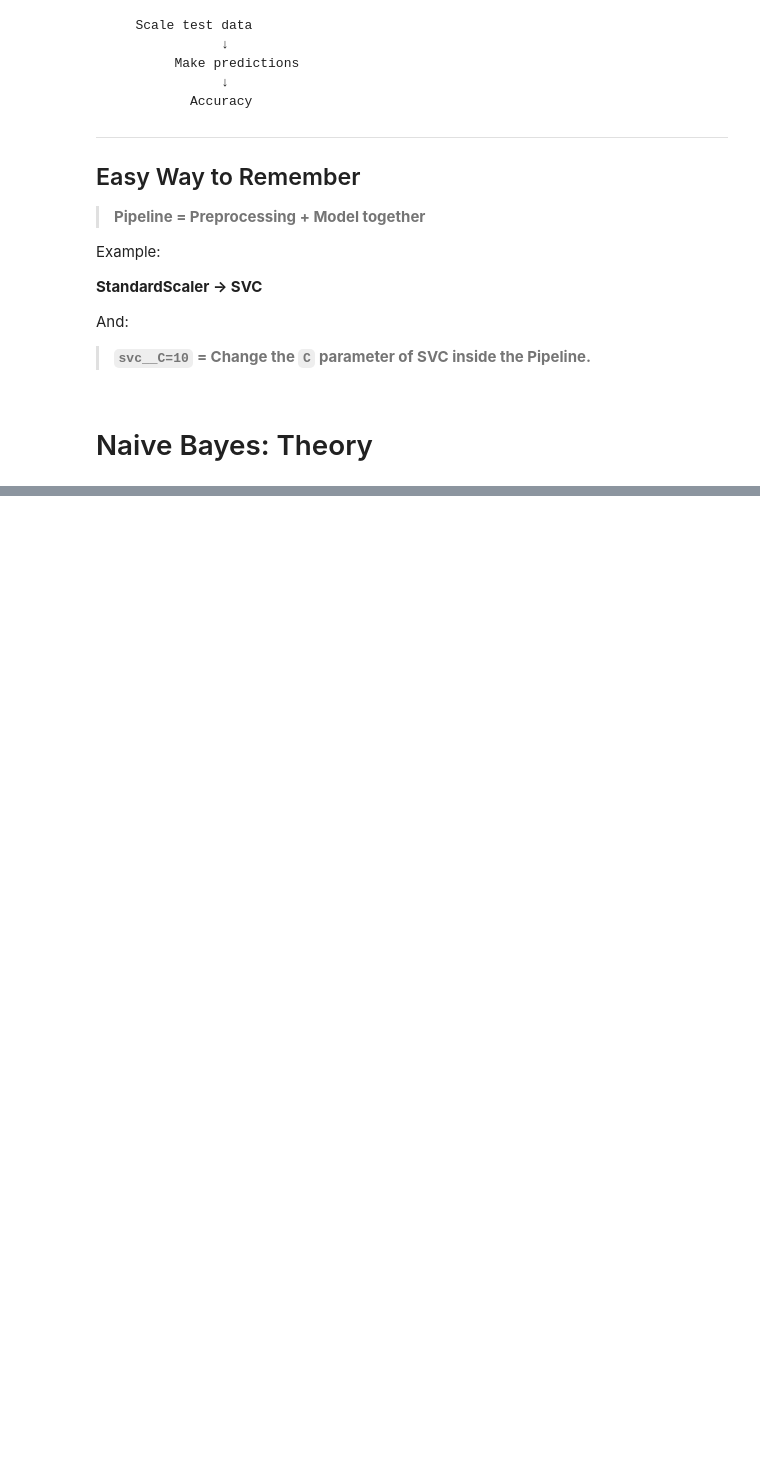
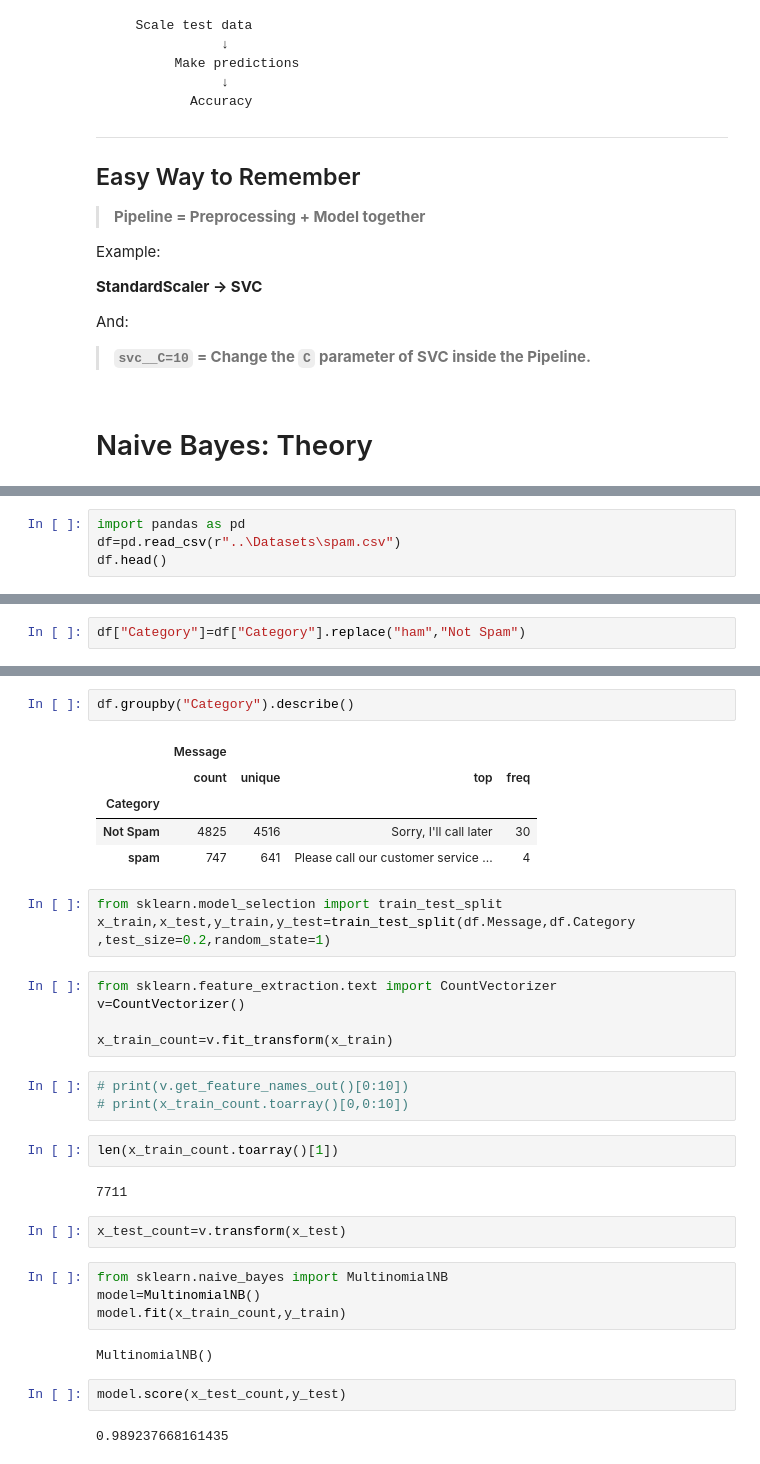
Before and after one commit to ThirumaleshV/AIE, a Jupyter notebook: ML/_2_Supervised_classification.ipynb, the cells around one changed output, grey strips where cells are left out. Cells and saved outputs as stored; diff of their text form; blank space fills up the shorter version.

```diff
--- a/ML/_2_Supervised_classification.ipynb
+++ b/ML/_2_Supervised_classification.ipynb
@@ -1600,0 +1635,4 @@ It is mainly used for **classification**.
+# %%
+import pandas as pd
+df=pd.read_csv(r"..\Datasets\spam.csv")
+df.head()
@@ -1600,0 +1646,2 @@ It is mainly used for **classification**.
+# %%
+df["Category"]=df["Category"].replace("ham","Not Spam")
@@ -1600,0 +1664,35 @@ It is mainly used for **classification**.
+# %%
+df.groupby("Category").describe()
+# %% [output]
+|  | Message |  |  |  |
+|  | count | unique | top | freq |
+| Category |  |  |  |  |
+| Not Spam | 4825 | 4516 | Sorry, I'll call later | 30 |
+| spam | 747 | 641 | Please call our customer service ... | 4 |
+# %%
+from sklearn.model_selection import train_test_split
+x_train,x_test,y_train,y_test=train_test_split(df.Message,df.Category ,test_size=0.2,random_state=1)
+# %%
+from sklearn.feature_extraction.text import CountVectorizer
+v=CountVectorizer()
+
+x_train_count=v.fit_transform(x_train)
+# %%
+# print(v.get_feature_names_out()[0:10])
+# print(x_train_count.toarray()[0,0:10])
+# %%
+len(x_train_count.toarray()[1])
+# %% [output]
+7711
+# %%
+x_test_count=v.transform(x_test)
+# %%
+from sklearn.naive_bayes import MultinomialNB
+model=MultinomialNB()
+model.fit(x_train_count,y_train)
+# %% [output]
+MultinomialNB()
+# %%
+model.score(x_test_count,y_test)
+# %% [output]
+0.989237668161435
```
Also changed, not shown: parts of 13 cells of this notebook.
